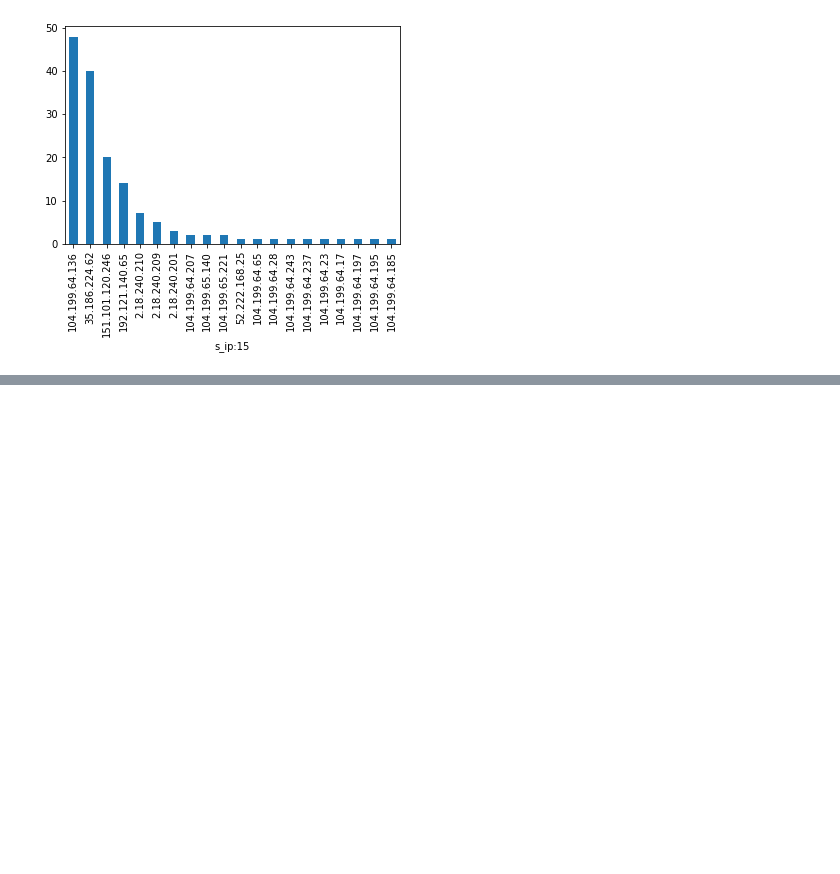
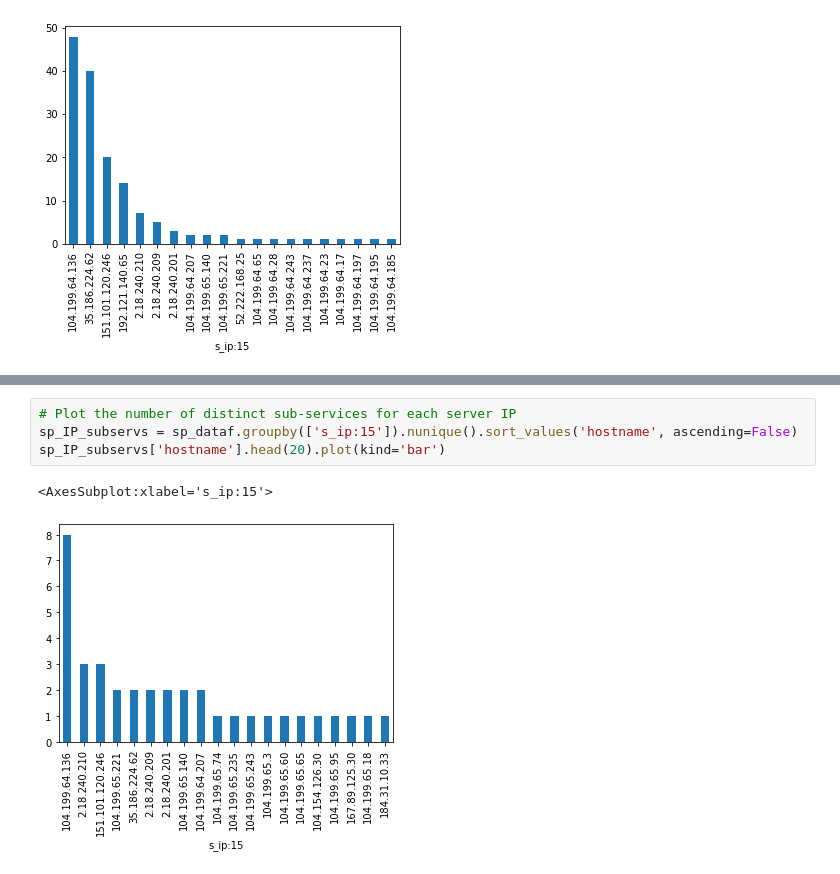
Before and after one commit to AlessioFerra/NML_Group4, a Jupyter notebook: Lab04.ipynb, the cells around one changed output, grey strips where cells are left out. Cells and saved outputs as stored; diff of their text form; blank space fills up the shorter version.

```diff
--- a/Lab04.ipynb
+++ b/Lab04.ipynb
@@ -306,0 +302,7 @@ Length: 62, dtype: int64
+# %%
+# Plot the number of distinct sub-services for each server IP
+sp_IP_subservs = sp_dataf.groupby(['s_ip:15']).nunique().sort_values('hostname', ascending=False)
+sp_IP_subservs['hostname'].head(20).plot(kind='bar')
+# %% [output]
+<AxesSubplot:xlabel='s_ip:15'>
+[figure, added]
```
Also changed, not shown: parts of 3 cells of this notebook.
